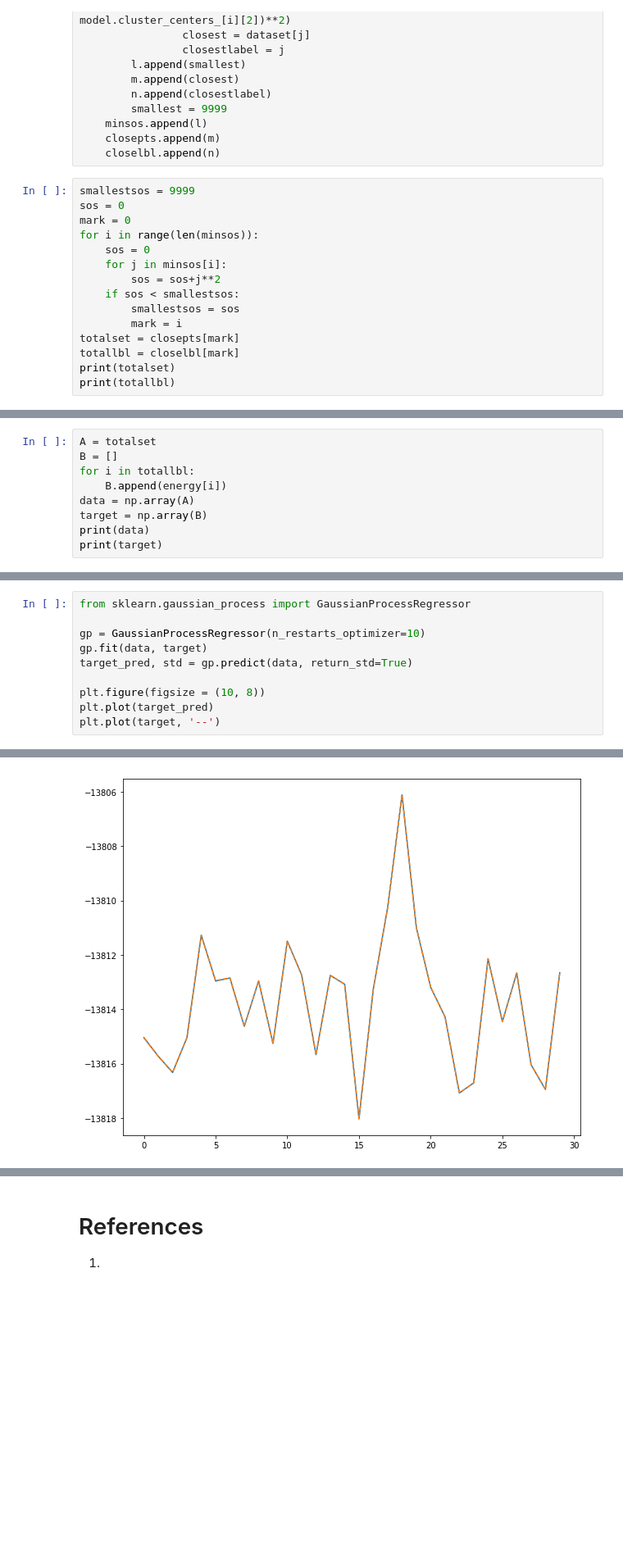
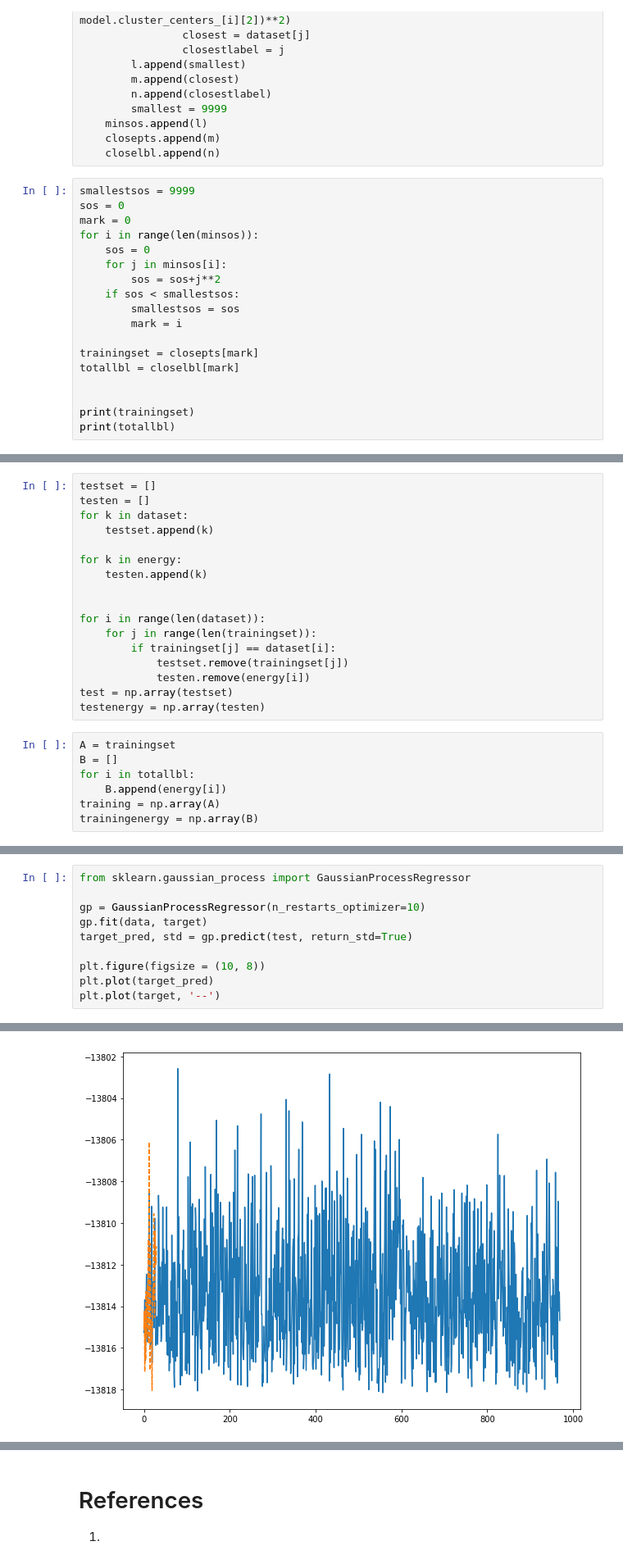
Before and after one commit to simonbatzner/RSI, a Jupyter notebook: RSI 2018-Yatin Chandar.ipynb, the cells around one changed output, grey strips where cells are left out. Shown: that part at 82% size. Cells and saved outputs as stored; diff of their text form; blank space fills up the shorter version.

Commit message:
added functions for split and predict

```diff
--- a/RSI 2018-Yatin Chandar.ipynb
+++ b/RSI 2018-Yatin Chandar.ipynb
@@ -150,8 +159,11 @@ for i in range(len(minsos)):
     if sos < smallestsos:
         smallestsos = sos
         mark = i
-totalset = closepts[mark]
+
+trainingset = closepts[mark]
 totallbl = closelbl[mark]
-print(totalset)
+
+
+print(trainingset)
 print(totallbl)
 # %% [output]
@@ -169,9 +172,24 @@ with open(H2O_pos, 'r') as outf:
+# %%
+testset = []
+testen = []
+for k in dataset:
+    testset.append(k)
+
+for k in energy:
+    testen.append(k)
+
+
+for i in range(len(dataset)):
+    for j in range(len(trainingset)):
+        if trainingset[j] == dataset[i]:
+            testset.remove(trainingset[j])
+            testen.remove(energy[i])
+test = np.array(testset)
+testenergy = np.array(testen)
 # %%
-A = totalset
+A = trainingset
 B = []
 for i in totallbl:
     B.append(energy[i])
-data = np.array(A)
-target = np.array(B)
-print(data)
-print(target)
+training = np.array(A)
+trainingenergy = np.array(B)
@@ -205,13 +205,13 @@ plt.plot(target)
 # %%
 from sklearn.gaussian_process import GaussianProcessRegressor
 
 gp = GaussianProcessRegressor(n_restarts_optimizer=10)
 gp.fit(data, target)
-target_pred, std = gp.predict(data, return_std=True)
+target_pred, std = gp.predict(test, return_std=True)
 
 plt.figure(figsize = (10, 8))
 plt.plot(target_pred)
 plt.plot(target, '--')
 # %% [output]
 [<matplotlib.lines.Line2D at 0x...>]
-[figure, old version]
+[figure, new version]
```
Also changed, not shown: parts of 10 cells of this notebook.
